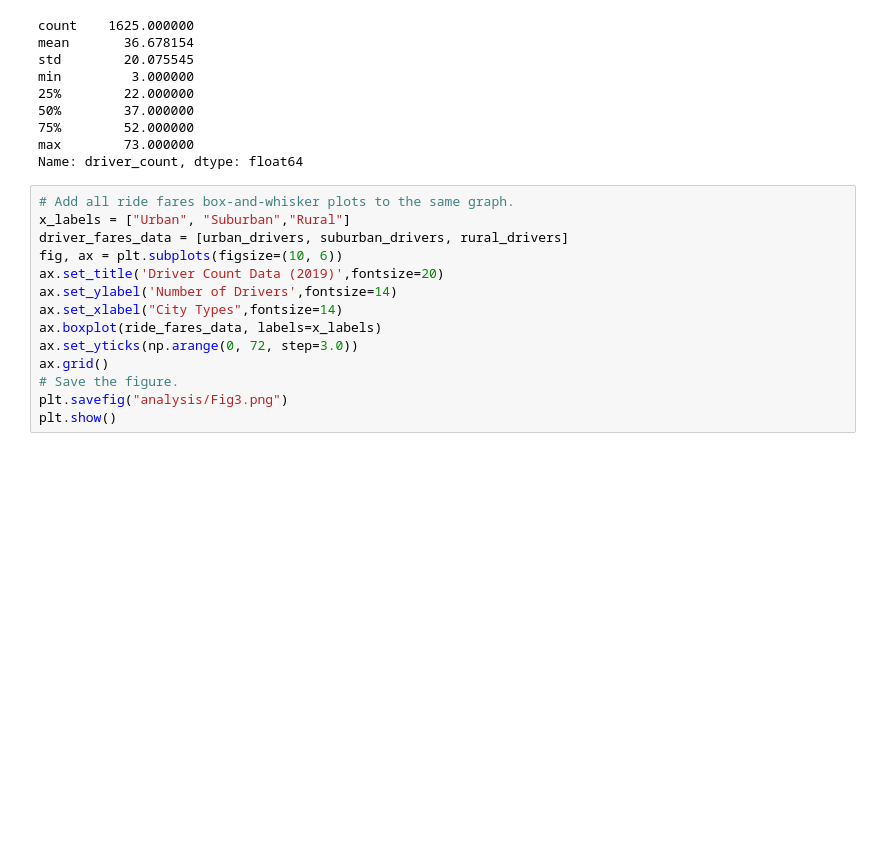
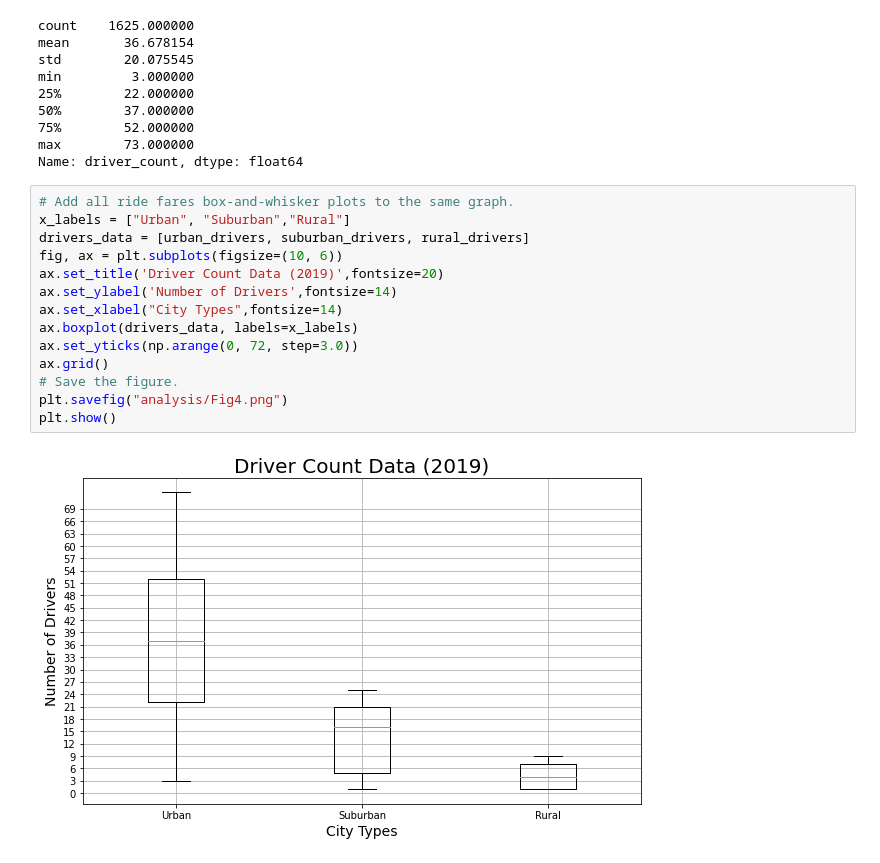
Before and after one commit to opeoje91/PyBer_Analysis, a Jupyter notebook: PyBer.ipynb, the cells around one changed output. Saved outputs shown, nothing was run; the diff lists cells and outputs as text; blank space fills up the shorter version.

Commit message:
All charts

```diff
--- a/PyBer.ipynb
+++ b/PyBer.ipynb
@@ -711,14 +711,16 @@ Name: driver_count, dtype: float64
 # %%
 # Add all ride fares box-and-whisker plots to the same graph.
 x_labels = ["Urban", "Suburban","Rural"]
-driver_fares_data = [urban_drivers, suburban_drivers, rural_drivers]
+drivers_data = [urban_drivers, suburban_drivers, rural_drivers]
 fig, ax = plt.subplots(figsize=(10, 6))
 ax.set_title('Driver Count Data (2019)',fontsize=20)
 ax.set_ylabel('Number of Drivers',fontsize=14)
 ax.set_xlabel("City Types",fontsize=14)
-ax.boxplot(ride_fares_data, labels=x_labels)
+ax.boxplot(drivers_data, labels=x_labels)
 ax.set_yticks(np.arange(0, 72, step=3.0))
 ax.grid()
 # Save the figure.
-plt.savefig("analysis/Fig3.png")
+plt.savefig("analysis/Fig4.png")
 plt.show()
+# %% [output]
+[figure, added]
```
Also changed, not shown: parts of 6 cells of this notebook, 1 other file.
